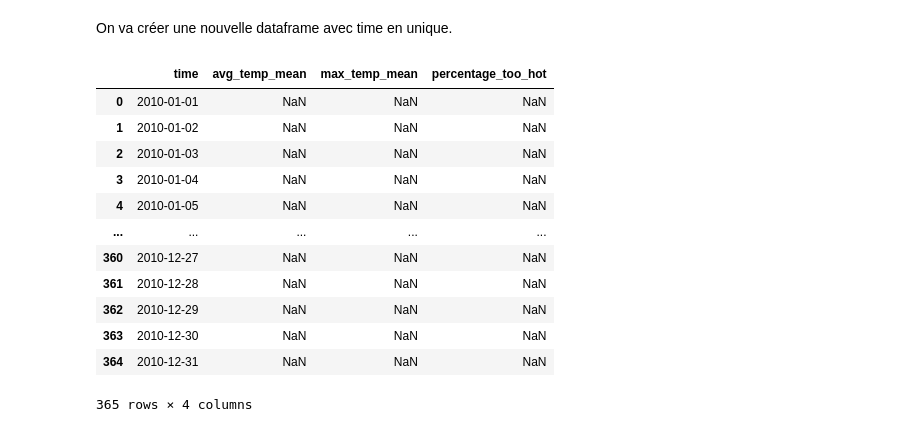
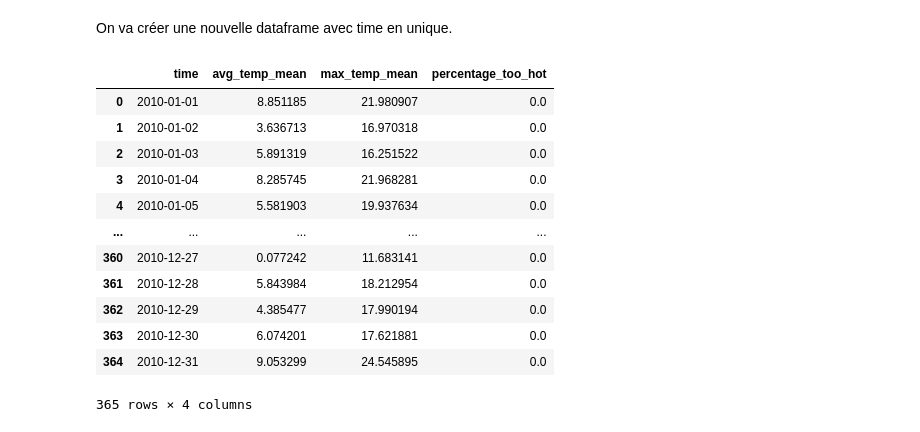
Before and after one commit to colasangela/prepa_test_technique, a Jupyter notebook: main_questions.ipynb, the cells around one changed output. Cells and saved outputs as stored; diff of their text form; code cells hidden in the pictures.

Commit message:
feat: fin du tableau bilan, debut imputation par la moyenne

```diff
--- a/main_questions.ipynb
+++ b/main_questions.ipynb
@@ -338,20 +338,25 @@ On va créer une nouvelle dataframe avec time en unique.
 # %%
 df_bilan = pd.DataFrame(columns=['time', 'avg_temp_mean', 'max_temp_mean', 'percentage_too_hot'])
 df_bilan['time'] = pd.concat([sub_rdf_1['time'], sub_rdf_2['time'], sub_rdf_3['time'], sub_rdf_4['time']]).unique()
 df_all = pd.concat([sub_rdf_1, sub_rdf_2, sub_rdf_3, sub_rdf_4])
-df_bilan['avg_temp_mean'] = df_all.groupby(['time']).mean()["avg_temp"]
+df_bilan['avg_temp_mean'] = df_all.groupby(['time'], as_index=False).mean()["avg_temp"]
+df_bilan['max_temp_mean'] = df_all.groupby(['time'], as_index=False).mean()["max_temp"]
+df_bilan['percentage_too_hot'] = (df_all.groupby(['time'], as_index=False).sum()['too hot'])
+df_agg = df_all.groupby(['time'], as_index=False).agg(nb_time=('too hot', 'size'), nb_too_hot=('too hot', 'sum'))
+df_bilan["percentage_too_hot"] = (df_agg["nb_too_hot"] / df_agg["nb_time"]) * 100
+too_hot_not_null = df_bilan["percentage_too_hot"][df_bilan["percentage_too_hot"]>0]
 df_bilan
 # %% [output]
 |  | time | avg_temp_mean | max_temp_mean | percentage_too_hot |
-| 0 | 2010-01-01 | NaN | NaN | NaN |
-| 1 | 2010-01-02 | NaN | NaN | NaN |
-| 2 | 2010-01-03 | NaN | NaN | NaN |
-| 3 | 2010-01-04 | NaN | NaN | NaN |
-| 4 | 2010-01-05 | NaN | NaN | NaN |
+| 0 | 2010-01-01 | 8.851185 | 21.980907 | 0.0 |
+| 1 | 2010-01-02 | 3.636713 | 16.970318 | 0.0 |
+| 2 | 2010-01-03 | 5.891319 | 16.251522 | 0.0 |
+| 3 | 2010-01-04 | 8.285745 | 21.968281 | 0.0 |
+| 4 | 2010-01-05 | 5.581903 | 19.937634 | 0.0 |
 | ... | ... | ... | ... | ... |
-| 360 | 2010-12-27 | NaN | NaN | NaN |
-| 361 | 2010-12-28 | NaN | NaN | NaN |
-| 362 | 2010-12-29 | NaN | NaN | NaN |
-| 363 | 2010-12-30 | NaN | NaN | NaN |
-| 364 | 2010-12-31 | NaN | NaN | NaN |
+| 360 | 2010-12-27 | 0.077242 | 11.683141 | 0.0 |
+| 361 | 2010-12-28 | 5.843984 | 18.212954 | 0.0 |
+| 362 | 2010-12-29 | 4.385477 | 17.990194 | 0.0 |
+| 363 | 2010-12-30 | 6.074201 | 17.621881 | 0.0 |
+| 364 | 2010-12-31 | 9.053299 | 24.545895 | 0.0 |
 365 rows × 4 columns
```
Also changed, not shown: parts of 15 cells of this notebook.
